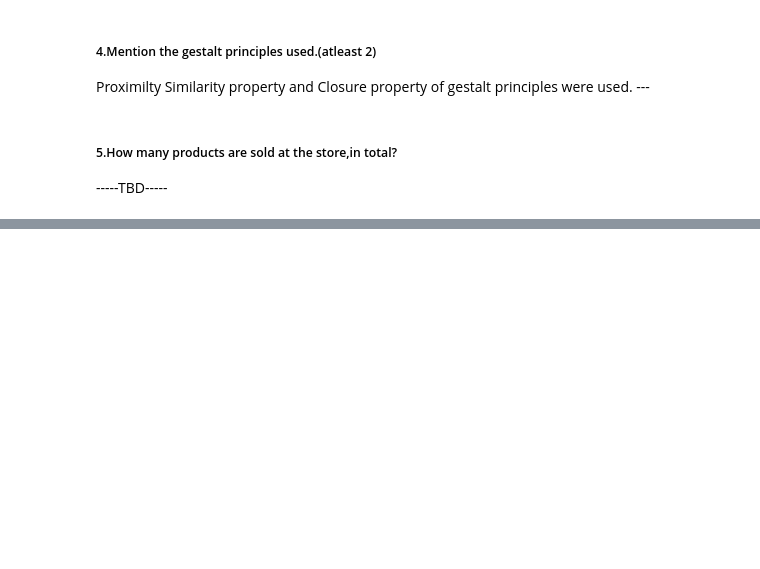
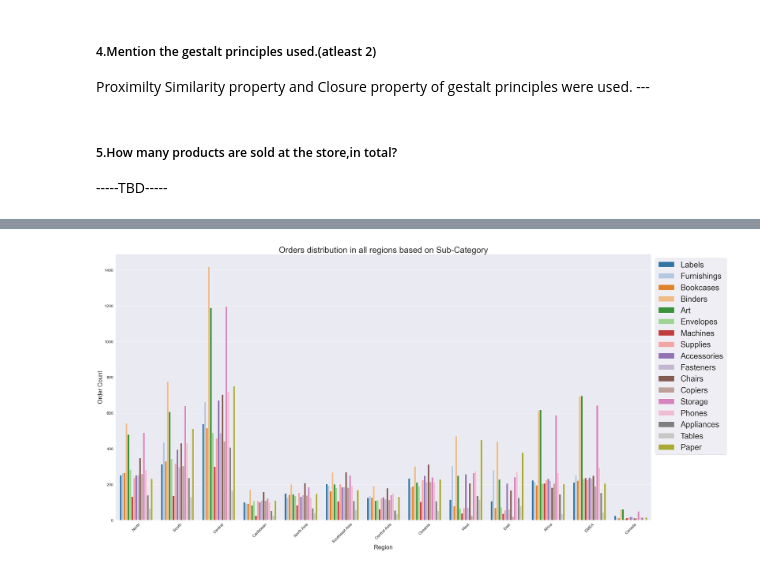
Before and after one commit to Aarathibala/BITSAssignment, a Jupyter notebook: DataVisualizations/g30_dvi_a2_ps5.ipynb, the cells around one changed output, grey strips where cells are left out. Cells and saved outputs as stored; diff of their text form; code cells hidden in the pictures; blank space fills up the shorter version.

```diff
--- a/DataVisualizations/g30_dvi_a2_ps5.ipynb
+++ b/DataVisualizations/g30_dvi_a2_ps5.ipynb
@@ -457,0 +463,12 @@ p.fig.set_figheight(50)
+# %%
+fig, ax1 = plt.subplots(figsize=(40,20))
+sns.set(font_scale = 3)
+ax = sns.countplot(x="Region", hue = "Sub-Category", data = initial_data, palette= "tab20", ax=ax1)
+ax.set_title(label = "Orders distribution in all regions based on Sub-Category", fontsize= 35)
+ax.set_xlabel(xlabel = "Region", fontsize = 25)
+ax.set_ylabel(ylabel = "Order Count", fontsize = 25)
+ax1.xaxis.set_tick_params(rotation=45)
+plt.legend(bbox_to_anchor=(1.0, 1), loc='upper left')
+plt.show()
+# %% [output]
+[figure, added]
```
Also changed, not shown: parts of 30 cells of this notebook.
